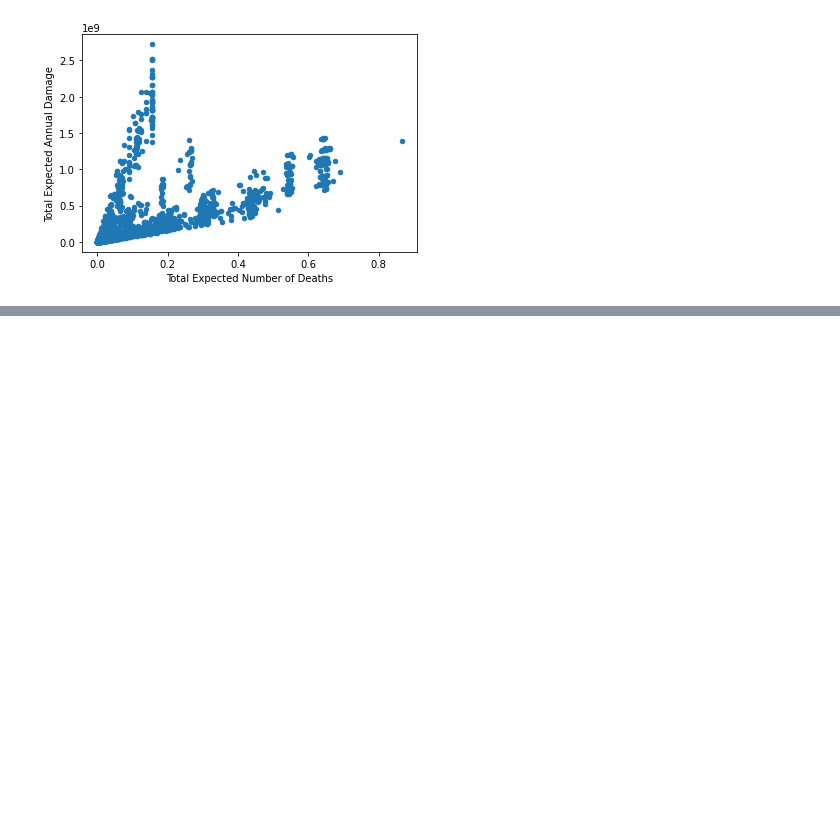
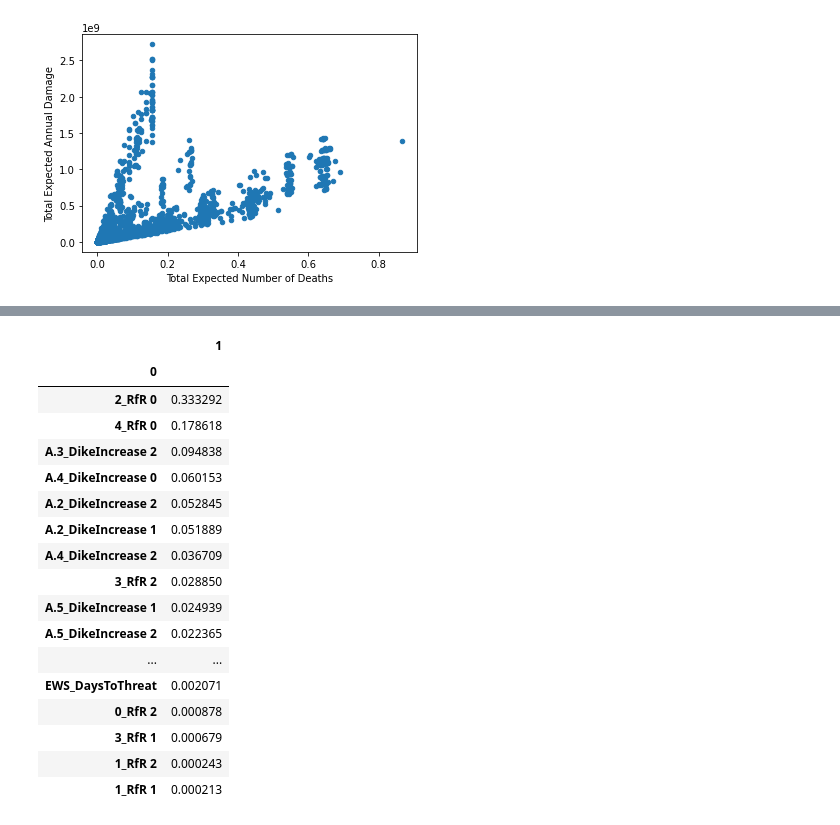
Before and after one commit to WillemijnTutu/EPA1361_group16, a Jupyter notebook: Scenario_Analysis.ipynb, the cells around one changed output, grey strips where cells are left out. Cells and saved outputs as stored; diff of their text form; code cells hidden in the pictures; blank space fills up the shorter version.

```diff
--- a/Scenario_Analysis.ipynb
+++ b/Scenario_Analysis.ipynb
@@ -617,0 +598,23 @@ plt.show()
+# %%
+# Calculate feature scores of levers
+scores = feature_scoring.get_ex_feature_scores(df_experiments_s1000_p10[lever_columns], df_outcomes_s1000_p10[outcomes_of_interest+outcomes_of_interest_overall],max_features=0.6, mode=RuleInductionType.REGRESSION)[0]
+scores
+# %% [output]
+|  | 1 |
+| 0 |  |
+| 2_RfR 0 | 0.333292 |
+| 4_RfR 0 | 0.178618 |
+| A.3_DikeIncrease 2 | 0.094838 |
+| A.4_DikeIncrease 0 | 0.060153 |
+| A.2_DikeIncrease 2 | 0.052845 |
+| A.2_DikeIncrease 1 | 0.051889 |
+| A.4_DikeIncrease 2 | 0.036709 |
+| 3_RfR 2 | 0.028850 |
+| A.5_DikeIncrease 1 | 0.024939 |
+| A.5_DikeIncrease 2 | 0.022365 |
+| ... | ... |
+| EWS_DaysToThreat | 0.002071 |
+| 0_RfR 2 | 0.000878 |
+| 3_RfR 1 | 0.000679 |
+| 1_RfR 2 | 0.000243 |
+| 1_RfR 1 | 0.000213 |
```
Also changed, not shown: parts of 52 cells of this notebook, 23 other files.
